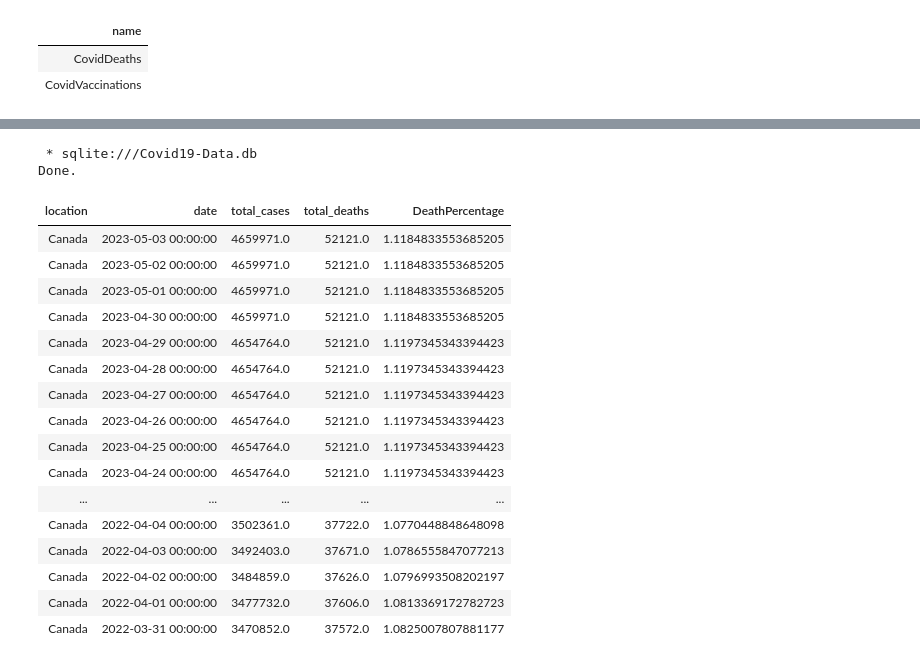
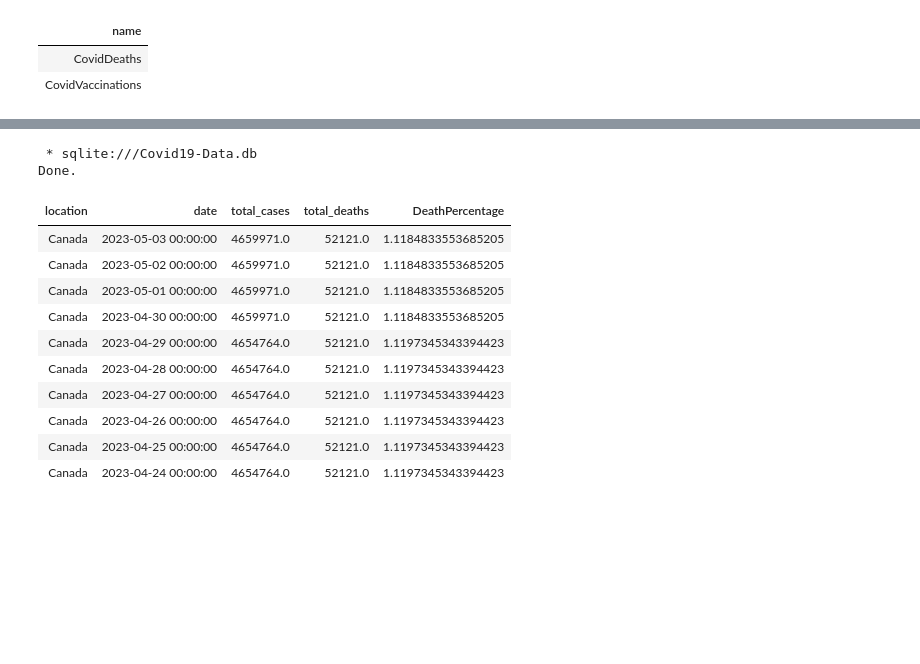
Before and after one commit to Chris-Quan/Covid19-Data-Exploration, a Jupyter notebook: 1-dataExploration.ipynb, the cells around one changed output, grey strips where cells are left out. Drawn from its saved outputs; the diff is of its cells as text; code cells hidden in the pictures; blank space fills up the shorter version.

```diff
--- a/1-dataExploration.ipynb
+++ b/1-dataExploration.ipynb
@@ -64,33 +60,27 @@ Done.
 # %%
 %%sql
 
 -- looking at total cases vs total Deaths
 
 Select Location, date, total_cases, total_Deaths, (total_deaths/total_cases)*100 as DeathPercentage
 From CovidDeaths
 WHERE Location like 'Canada'
 order by date DESC
-LIMIT 1000
+LIMIT 10
 # %% [output]
  * sqlite:///Covid19-Data.db
 Done.
 | location | date | total_cases | total_deaths | DeathPercentage |
 | Canada | 2023-05-03 00:00:00 | 4659971.0 | 52121.0 | 1.1184833553685205 |
 | Canada | 2023-05-02 00:00:00 | 4659971.0 | 52121.0 | 1.1184833553685205 |
 | Canada | 2023-05-01 00:00:00 | 4659971.0 | 52121.0 | 1.1184833553685205 |
 | Canada | 2023-04-30 00:00:00 | 4659971.0 | 52121.0 | 1.1184833553685205 |
 | Canada | 2023-04-29 00:00:00 | 4654764.0 | 52121.0 | 1.1197345343394423 |
 | Canada | 2023-04-28 00:00:00 | 4654764.0 | 52121.0 | 1.1197345343394423 |
 | Canada | 2023-04-27 00:00:00 | 4654764.0 | 52121.0 | 1.1197345343394423 |
 | Canada | 2023-04-26 00:00:00 | 4654764.0 | 52121.0 | 1.1197345343394423 |
 | Canada | 2023-04-25 00:00:00 | 4654764.0 | 52121.0 | 1.1197345343394423 |
 | Canada | 2023-04-24 00:00:00 | 4654764.0 | 52121.0 | 1.1197345343394423 |
-| ... | ... | ... | ... | ... |
-| Canada | 2022-04-04 00:00:00 | 3502361.0 | 37722.0 | 1.0770448848648098 |
-| Canada | 2022-04-03 00:00:00 | 3492403.0 | 37671.0 | 1.0786555847077213 |
-| Canada | 2022-04-02 00:00:00 | 3484859.0 | 37626.0 | 1.0796993508202197 |
-| Canada | 2022-04-01 00:00:00 | 3477732.0 | 37606.0 | 1.0813369172782723 |
-| Canada | 2022-03-31 00:00:00 | 3470852.0 | 37572.0 | 1.0825007807881177 |
 # %%
 %%sql
 
```
Also changed, not shown: parts of 12 cells of this notebook.
